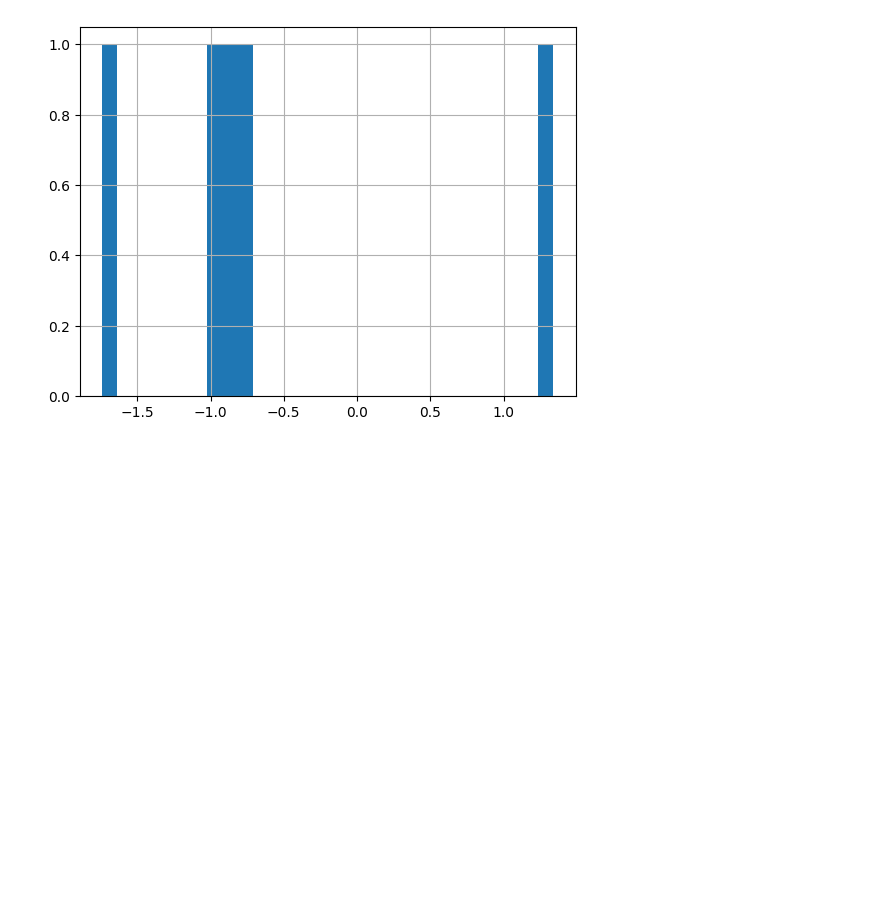
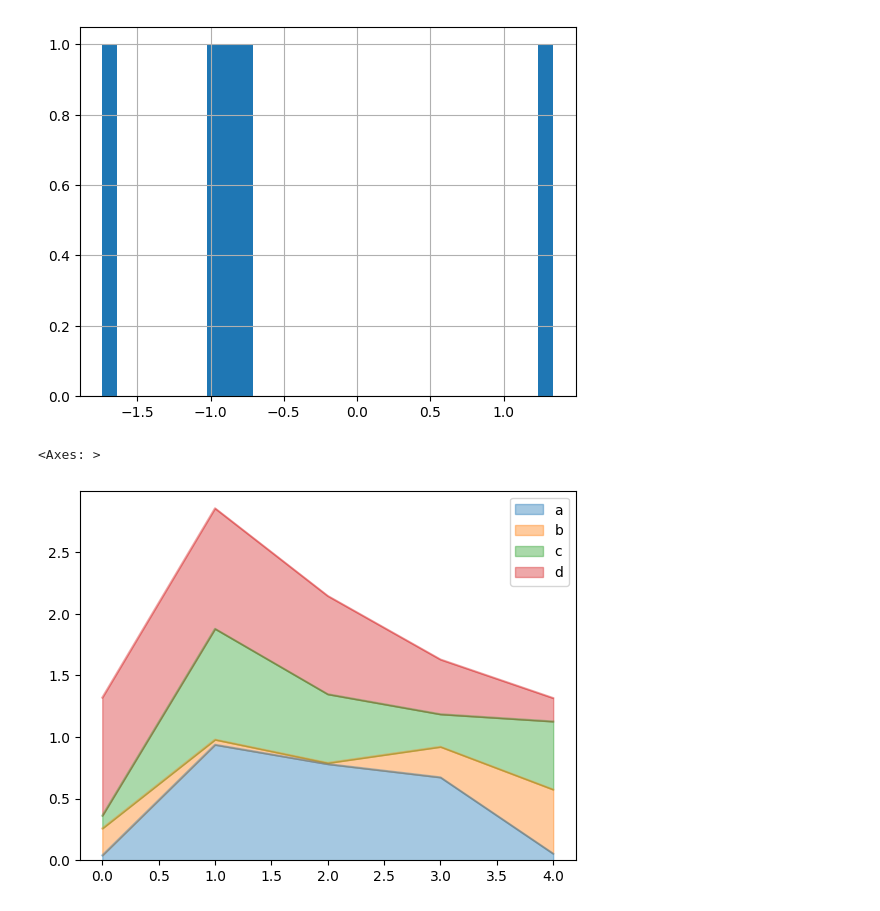
Before and after one commit to DannyCui-2016/Machine-Learning-Approach-Session, a Jupyter notebook: section 10/pandas in data visualization.ipynb, the cells around one changed output. Cells and saved outputs as stored; diff of their text form; code cells hidden in the pictures; blank space fills up the shorter version.

```diff
--- a/section 10/pandas in data visualization.ipynb
+++ b/section 10/pandas in data visualization.ipynb
@@ -30,3 +31,8 @@ df1['A'].hist(bins=30)
 # %% [output]
 <Axes: >
 [figure]
+# %%
+df2.plot.area(alpha=0.4)
+# %% [output]
+<Axes: >
+[figure, added]
```
Also changed, not shown: parts of 2 cells of this notebook, 2 other files.
